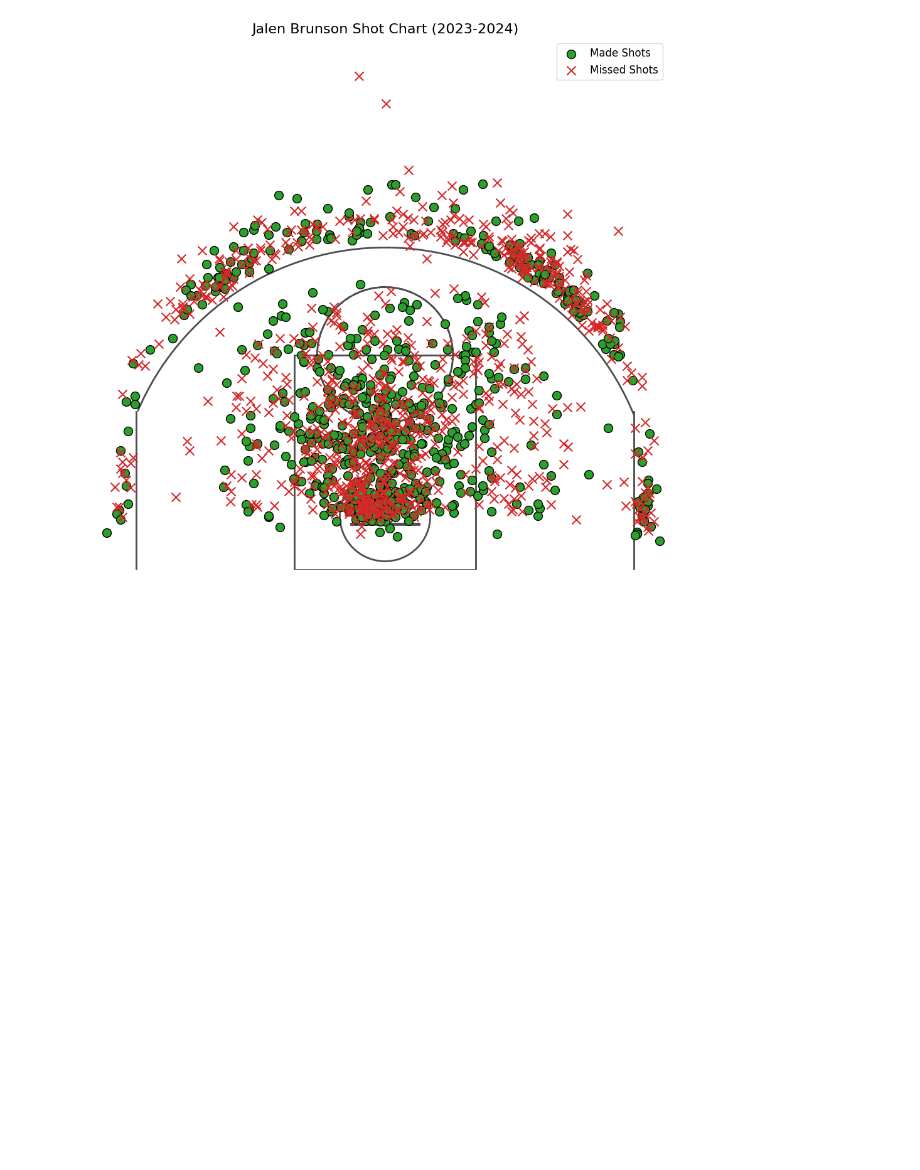
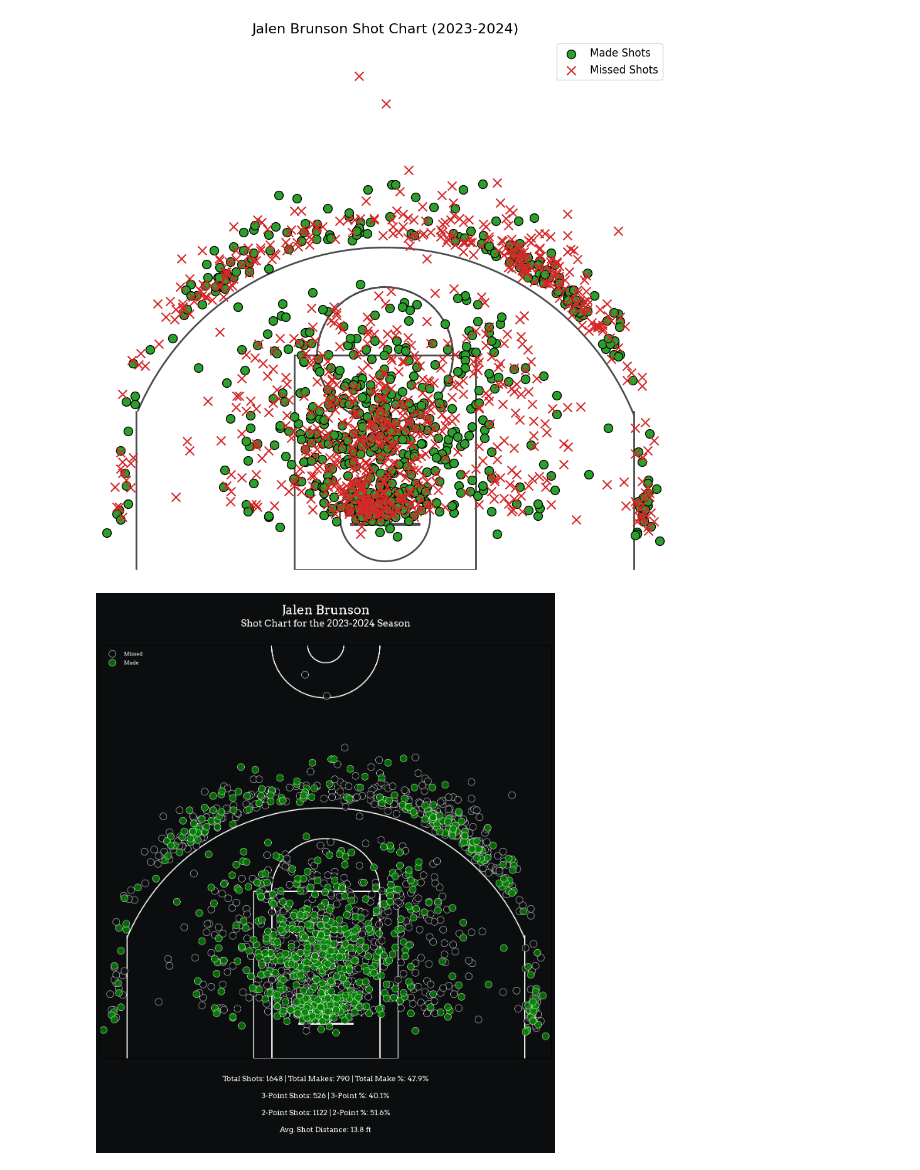
Before and after one commit to daniel-nis/nba-shot-charts, a Jupyter notebook: charts-notebook.ipynb, the cells around one changed output. Saved outputs shown, nothing was run; the diff lists cells and outputs as text; code cells hidden in the pictures; blank space fills up the shorter version.

Commit message:
successfully created chart

```diff
--- a/charts-notebook.ipynb
+++ b/charts-notebook.ipynb
@@ -185,0 +200,56 @@ from mplbasketball import Court
+# %%
+import matplotlib.pyplot as plt
+
+# Create the figure and main axis for the shot chart
+fig = plt.figure(figsize=(12, 11), facecolor=background_color)
+ax = fig.add_subplot(111)
+
+# Draw the court (assuming draw_court is a predefined function)
+draw_court(ax, color=court_color)
+
+# Plot the shots
+made_shots = shot_df[shot_df['SHOT_MADE_FLAG'] == 1]
+missed_shots = shot_df[shot_df['SHOT_MADE_FLAG'] == 0]
+
+ax.scatter(missed_shots['LOC_X'], missed_shots['LOC_Y'], c=background_color, s=170, alpha=0.8, linewidths=0.8, edgecolors='white', zorder=2, label='Missed')
+ax.scatter(made_shots['LOC_X'], made_shots['LOC_Y'], c='green', s=170, alpha=0.8, linewidths=0.8, edgecolors='white', zorder=2, label='Made')
+
+# Customize the shot chart axis
+ax.set_facecolor(background_color)
+ax.set_xlim(-250, 250)
+ax.set_ylim(-47.5, 422.5)
+ax.set_xticks([])
+ax.set_yticks([])
+
+# Add legend
+legend = ax.legend(loc='upper left', fontsize=12, frameon=False)
+for text in legend.get_texts():
+    text.set_color('white')
+    text.set_fontproperties(font_props)
+
+# Create a separate axis for the title (just above the shot chart)
+ax_title = fig.add_axes([0.1, 1.0, 0.8, 0.1])  # (left, bottom, width, height)
+ax_title.set_axis_off()  # Hide the axis box
+
+# Add title and subtitle
+ax_title.text(0.5, 0.6, f"{player_name}", fontproperties=font_props, fontsize=24, ha='center', color='white', fontweight='bold')
+ax_title.text(0.5, 0.3, "Shot Chart for the 2023-2024 Season", fontproperties=font_props, fontsize=18, ha='center', color='white')
+
+# Create a separate axis for statistics (just below the shot chart)
+ax_stats = fig.add_axes([0.1, -0.2, 0.8, 0.2])  # (left, bottom, width, height)
+ax_stats.set_axis_off()  # Hide the axis box
+
+# Add statistics
+ax_stats.text(0.5, 0.8, f"Total Shots: {total_shots} | Total Makes: {total_makes} | Total Make %: {total_make_percentage:.1%}",
+              fontproperties=font_props, fontsize=14, ha='center', color='white')
+ax_stats.text(0.5, 0.6, f"3-Point Shots: {three_point_shots.shape[0]} | 3-Point %: {threes_percent}",
+              fontproperties=font_props, fontsize=14, ha='center', color='white')
+ax_stats.text(0.5, 0.4, f"2-Point Shots: {two_point_shots.shape[0]} | 2-Point %: {twos_percent}",
+              fontproperties=font_props, fontsize=14, ha='center', color='white')
+ax_stats.text(0.5, 0.2, f"Avg. Shot Distance: {point_average_distance} ft",
+              fontproperties=font_props, fontsize=14, ha='center', color='white')
+
+plt.tight_layout()
+plt.show()
+# %% [output]
+[figure, added]
```
Also changed, not shown: parts of 7 cells of this notebook.
